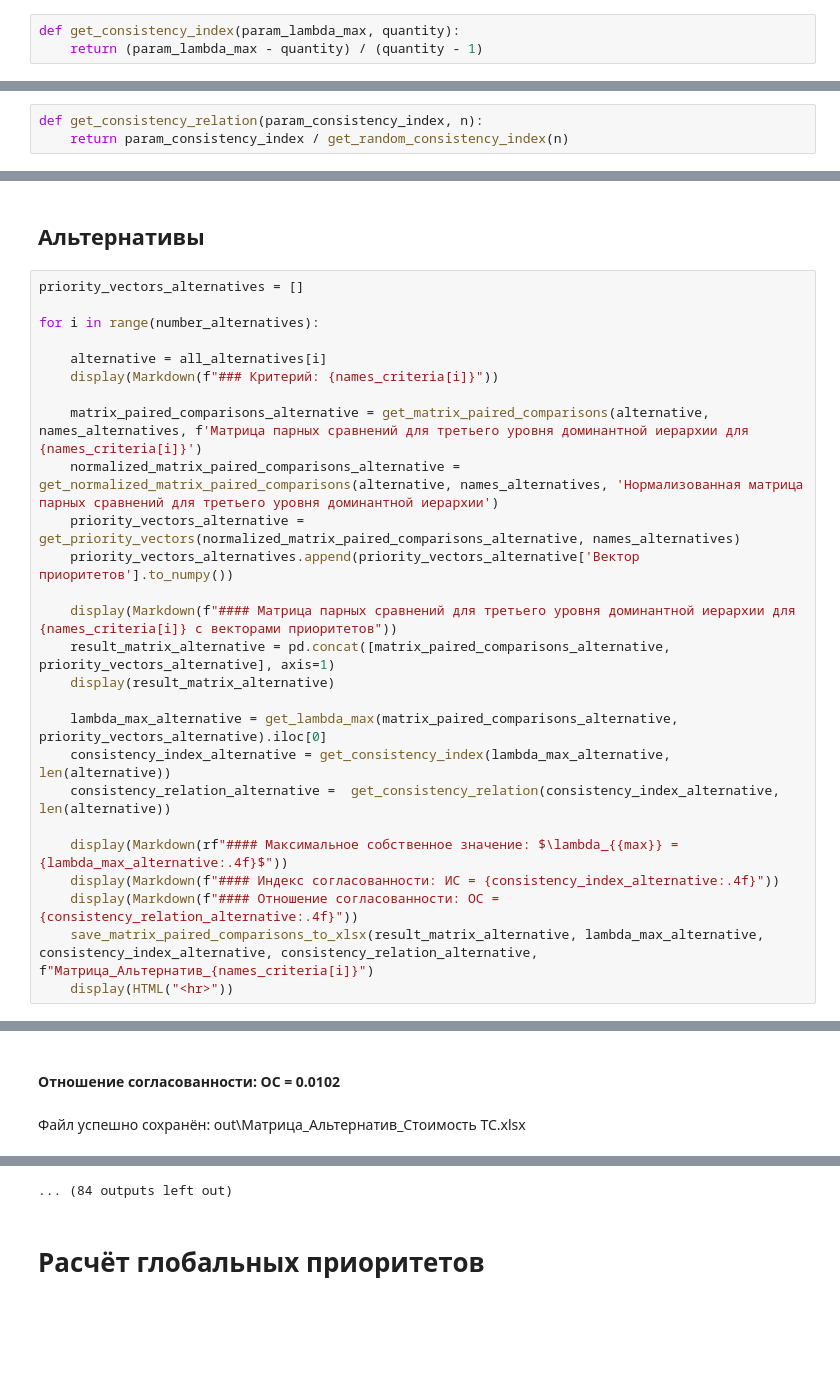
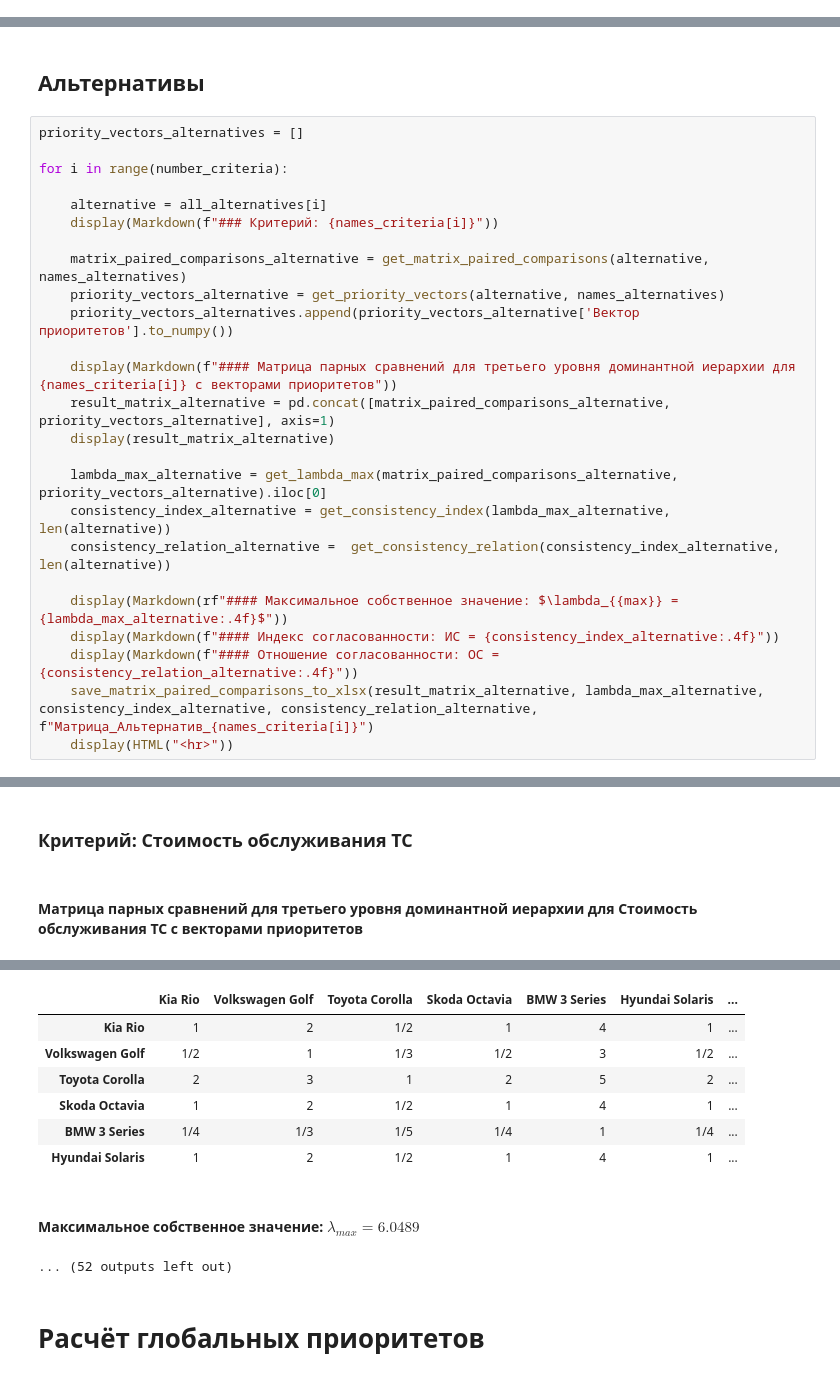
Before and after one commit to Cappuchinka/Method-of-Hierarchy-Analysis, a Jupyter notebook: MAI.ipynb, the cells around one changed output, grey strips where cells are left out. Cells and saved outputs as stored; diff of their text form; blank space fills up the shorter version.

```diff
--- a/MAI.ipynb
+++ b/MAI.ipynb
@@ -60,3 +0,0 @@ def get_lambda_max(matrix, vector):
-# %%
-def get_consistency_index(param_lambda_max, quantity):
-    return (param_lambda_max - quantity) / (quantity - 1)
@@ -67,3 +0,0 @@ def get_random_consistency_index(n):
-# %%
-def get_consistency_relation(param_consistency_index, n):
-    return param_consistency_index / get_random_consistency_index(n)
@@ -335,14 +73,13 @@ display(HTML("<hr>"))
 # %%
 priority_vectors_alternatives = []
 
-for i in range(number_alternatives):
+for i in range(number_criteria):
 
     alternative = all_alternatives[i]
     display(Markdown(f"### Критерий: {names_criteria[i]}"))
 
-    matrix_paired_comparisons_alternative = get_matrix_paired_comparisons(alternative, names_alternatives, f'Матрица парных сравнений для третьего уровня доминантной иерархии для {names_criteria[i]}')
-    normalized_matrix_paired_comparisons_alternative = get_normalized_matrix_paired_comparisons(alternative, names_alternatives, 'Нормализованная матрица парных сравнений для третьего уровня доминантной иерархии')
-    priority_vectors_alternative = get_priority_vectors(normalized_matrix_paired_comparisons_alternative, names_alternatives)
+    matrix_paired_comparisons_alternative = get_matrix_paired_comparisons(alternative, names_alternatives)
+    priority_vectors_alternative = get_priority_vectors(alternative, names_alternatives)
     priority_vectors_alternatives.append(priority_vectors_alternative['Вектор приоритетов'].to_numpy())
 
     display(Markdown(f"#### Матрица парных сравнений для третьего уровня доминантной иерархии для {names_criteria[i]} с векторами приоритетов"))
@@ -389,2 +113,2 @@ for i in range(number_alternatives):
-#### Отношение согласованности: ОС = 0.0102
+### Критерий: Стоимость обслуживания ТС
-Файл успешно сохранён: out\Матрица_Альтернатив_Стоимость ТС.xlsx
+#### Матрица парных сравнений для третьего уровня доминантной иерархии для Стоимость обслуживания ТС с векторами приоритетов
@@ -392,4 +115,12 @@ for i in range(number_alternatives):
+|  | Kia Rio | Volkswagen Golf | Toyota Corolla | Skoda Octavia | BMW 3 Series | Hyundai Solaris | ... |
+| Kia Rio | 1 | 2 | 1/2 | 1 | 4 | 1 | ... |
+| Volkswagen Golf | 1/2 | 1 | 1/3 | 1/2 | 3 | 1/2 | ... |
+| Toyota Corolla | 2 | 3 | 1 | 2 | 5 | 2 | ... |
+| Skoda Octavia | 1 | 2 | 1/2 | 1 | 4 | 1 | ... |
+| BMW 3 Series | 1/4 | 1/3 | 1/5 | 1/4 | 1 | 1/4 | ... |
+| Hyundai Solaris | 1 | 2 | 1/2 | 1 | 4 | 1 | ... |
+#### Максимальное собственное значение: $\lambda_{max} = 6.0489$
-... (84 outputs left out)
+... (52 outputs left out)
 # %% [markdown]
 # Расчёт глобальных приоритетов
 # %%
```
Also changed, not shown: parts of 17 cells of this notebook, 11 other files.
